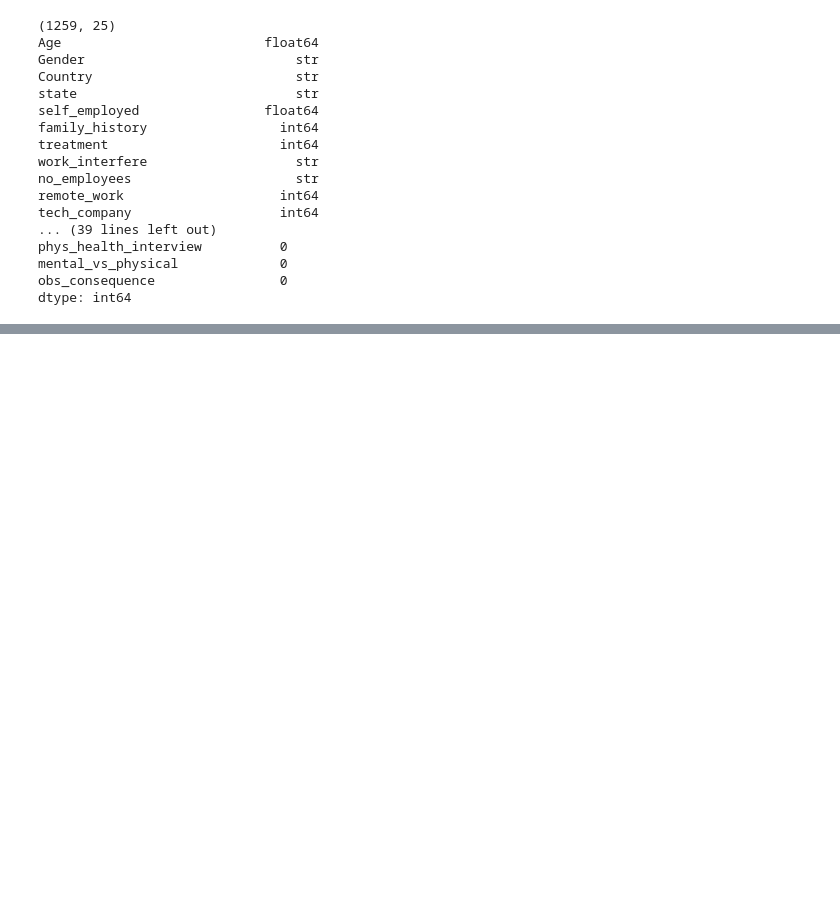
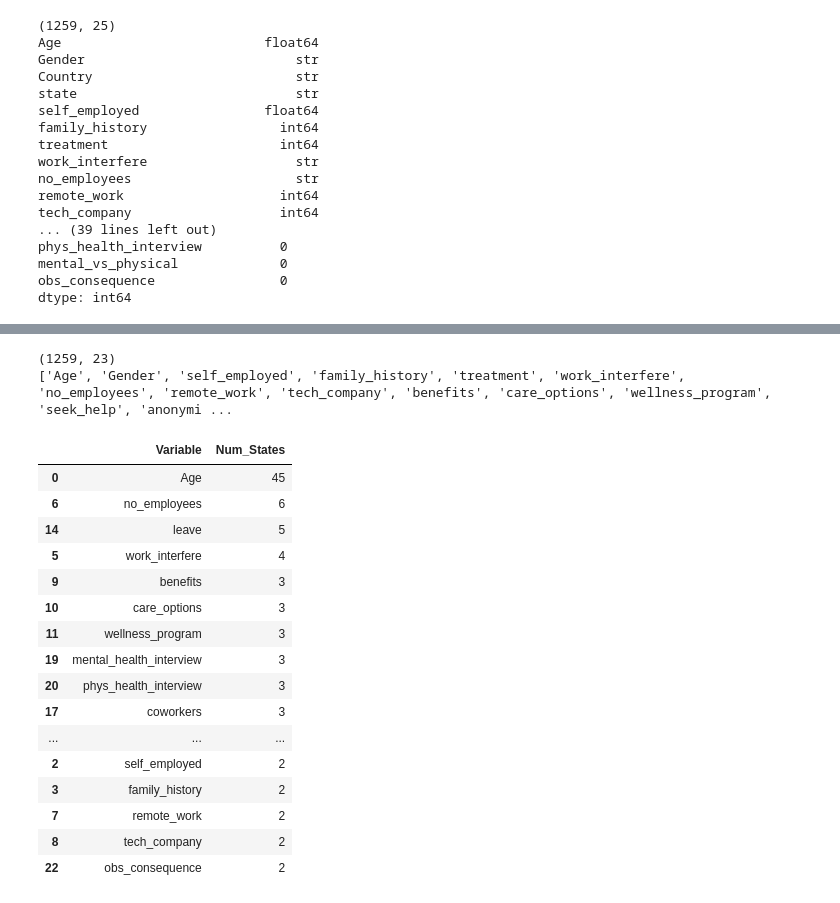
Before and after one commit to mateidiana/WellBeingModelling, a Jupyter notebook: notebooks/bayesian_networks/04_1_bn_mh_tech.ipynb, the cells around one changed output, grey strips where cells are left out. Drawn from its saved outputs; the diff is of its cells as text; code cells hidden in the pictures; blank space fills up the shorter version.

Commit message:
add bn notebook for mh tech dataset

```diff
--- a/notebooks/bayesian_networks/04_1_bn_mh_tech.ipynb
+++ b/notebooks/bayesian_networks/04_1_bn_mh_tech.ipynb
@@ -42,3 +42,11 @@ phys_health_interview          0
 mental_vs_physical             0
 obs_consequence                0
 dtype: int64
+# %%
+# Convert all columns to string / categorical-style values
+# pgmpy structure learning for discrete BNs expects discrete states
+# Missing values are preserved as NaN
+for col in df_bn.columns:
+    df_bn[col] = df_bn[col].astype("string")
+
+print(df_bn.dtypes)
@@ -44,0 +71,38 @@ dtype: int64
+# %%
+# Optional: reduce very high-cardinality variables
+# Country and State can create sparse CPDs and unstable structures
+# For an initial BN, it is often better to exclude them and add them back later if needed
+df_bn_model = df_bn.drop(columns=["Country", "state"], errors="ignore").copy()
+
+print(df_bn_model.shape)
+print(df_bn_model.columns.tolist())
+# %% [output]
+(1259, 23)
+['Age', 'Gender', 'self_employed', 'family_history', 'treatment', 'work_interfere', 'no_employees', 'remote_work', 'tech_company', 'benefits', 'care_options', 'wellness_program', 'seek_help', 'anonymi ...
+# %%
+# Check unique states per variable
+# Useful for spotting overly sparse variables before structure learning
+cardinality = pd.DataFrame({
+    "Variable": df_bn_model.columns,
+    "Num_States": [df_bn_model[col].nunique(dropna=True) for col in df_bn_model.columns]
+}).sort_values("Num_States", ascending=False)
+
+cardinality
+# %% [output]
+|  | Variable | Num_States |
+| 0 | Age | 45 |
+| 6 | no_employees | 6 |
+| 14 | leave | 5 |
+| 5 | work_interfere | 4 |
+| 9 | benefits | 3 |
+| 10 | care_options | 3 |
+| 11 | wellness_program | 3 |
+| 19 | mental_health_interview | 3 |
+| 20 | phys_health_interview | 3 |
+| 17 | coworkers | 3 |
+| ... | ... | ... |
+| 2 | self_employed | 2 |
+| 3 | family_history | 2 |
+| 7 | remote_work | 2 |
+| 8 | tech_company | 2 |
+| 22 | obs_consequence | 2 |
```
Also changed, not shown: parts of 14 cells of this notebook.
